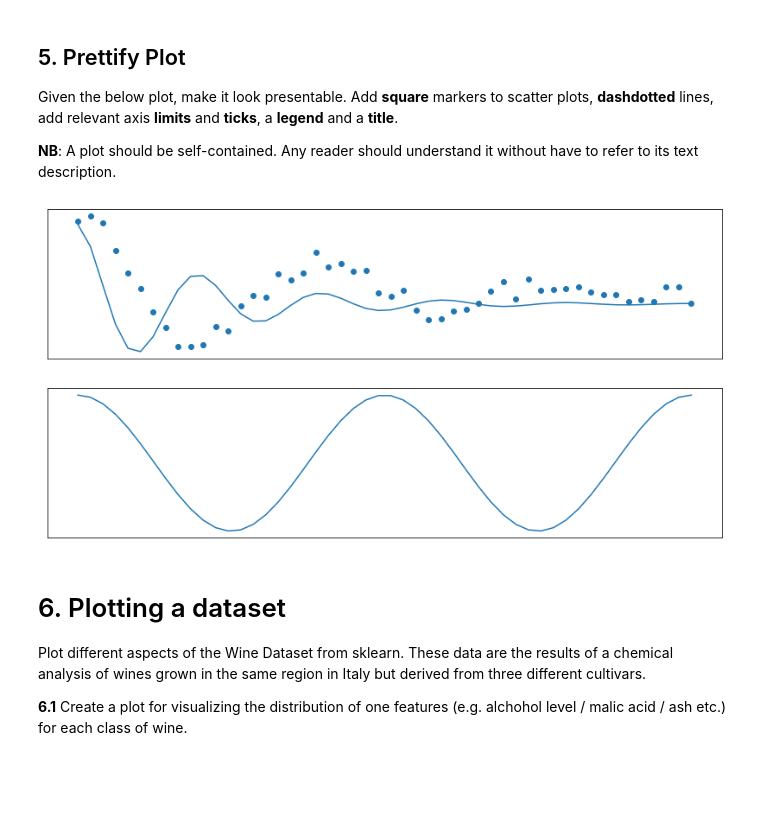
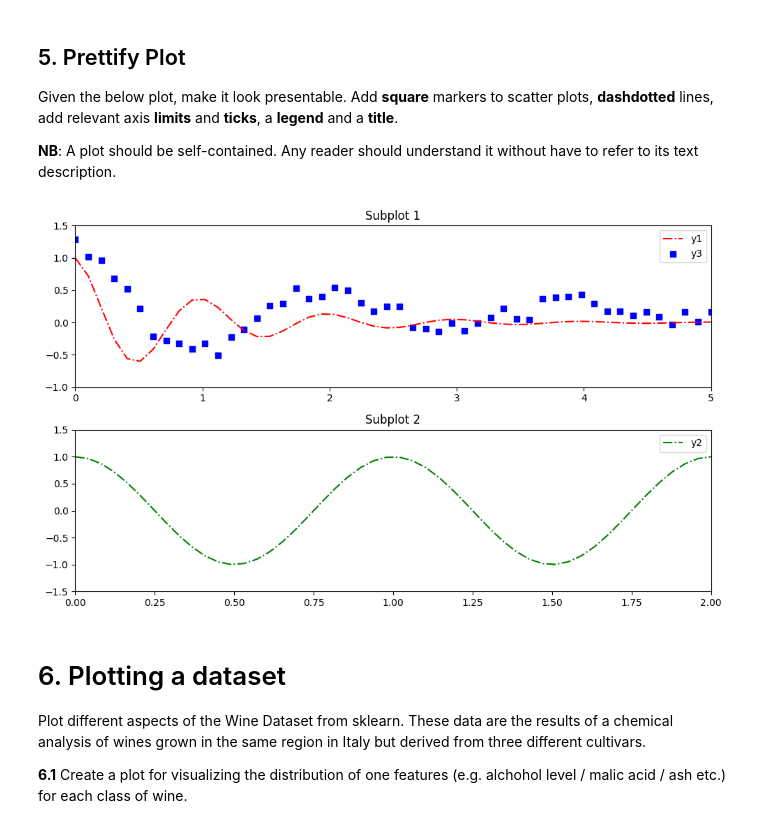
Before and after one commit to TudorFerecus/2048-in-C, a Jupyter notebook: EP_Plotting_I.ipynb, the cells around one changed output. Drawn from its saved outputs; the diff is of its cells as text; code cells hidden in the pictures; blank space fills up the shorter version.

```diff
--- a/EP_Plotting_I.ipynb
+++ b/EP_Plotting_I.ipynb
@@ -475,31 +491,32 @@ Given the below plot, make it look presentable. Add **square** markers to scatte
 
 **NB**: A plot should be self-contained. Any reader should understand it without have to refer to its text description.
 # %%
-# Data Synthetization
 x1 = np.linspace(0.0, 5.0)
 x2 = np.linspace(0.0, 2.0)
 
 y1 = np.cos(2 * np.pi * x1) * np.exp(-x1)
 y2 = np.cos(2 * np.pi * x2)
 y3 = np.cos(1 * np.pi * x1) * np.exp(-0.5 * x1) + 0.3 * np.random.random(size = x1.shape)
 
-# Plotting code
-# TODO make this pretty.
+fig, (ax1, ax2) = plt.subplots(2, 1, figsize=(10, 6))
 
-fig, (ax1, ax2) = plt.subplots(2, 1)
+ax1.plot(x1, y1, 'r-.', label='y1')
+ax1.scatter(x1, y3, color='b', marker='s', label='y3')
+ax1.set_xlim(0, 5)
+ax1.set_ylim(-1, 1.5)
+ax1.legend()
+ax1.set_title('Subplot 1')
 
-ax1.plot(x1, y1)
-ax1.scatter(x1, y3)
-ax1.get_xaxis().set_ticks([])
-ax1.get_yaxis().set_ticks([])
+ax2.plot(x2, y2, 'g-.', label='y2')
+ax2.set_xlim(0, 2)
+ax2.set_ylim(-1.5, 1.5)
+ax2.legend()
+ax2.set_title('Subplot 2')
 
-ax2.plot(x2, y2)
-ax2.get_xaxis().set_ticks([])
-ax2.get_yaxis().set_ticks([])
-
-plt.gcf().set_size_inches(14, 7)
+plt.tight_layout()
+plt.show()
 # %% [output]
-[figure, old version]
+[figure, new version]
 # %% [markdown]
 # 6. Plotting a dataset
 
```
Also changed, not shown: parts of 28 cells of this notebook.
